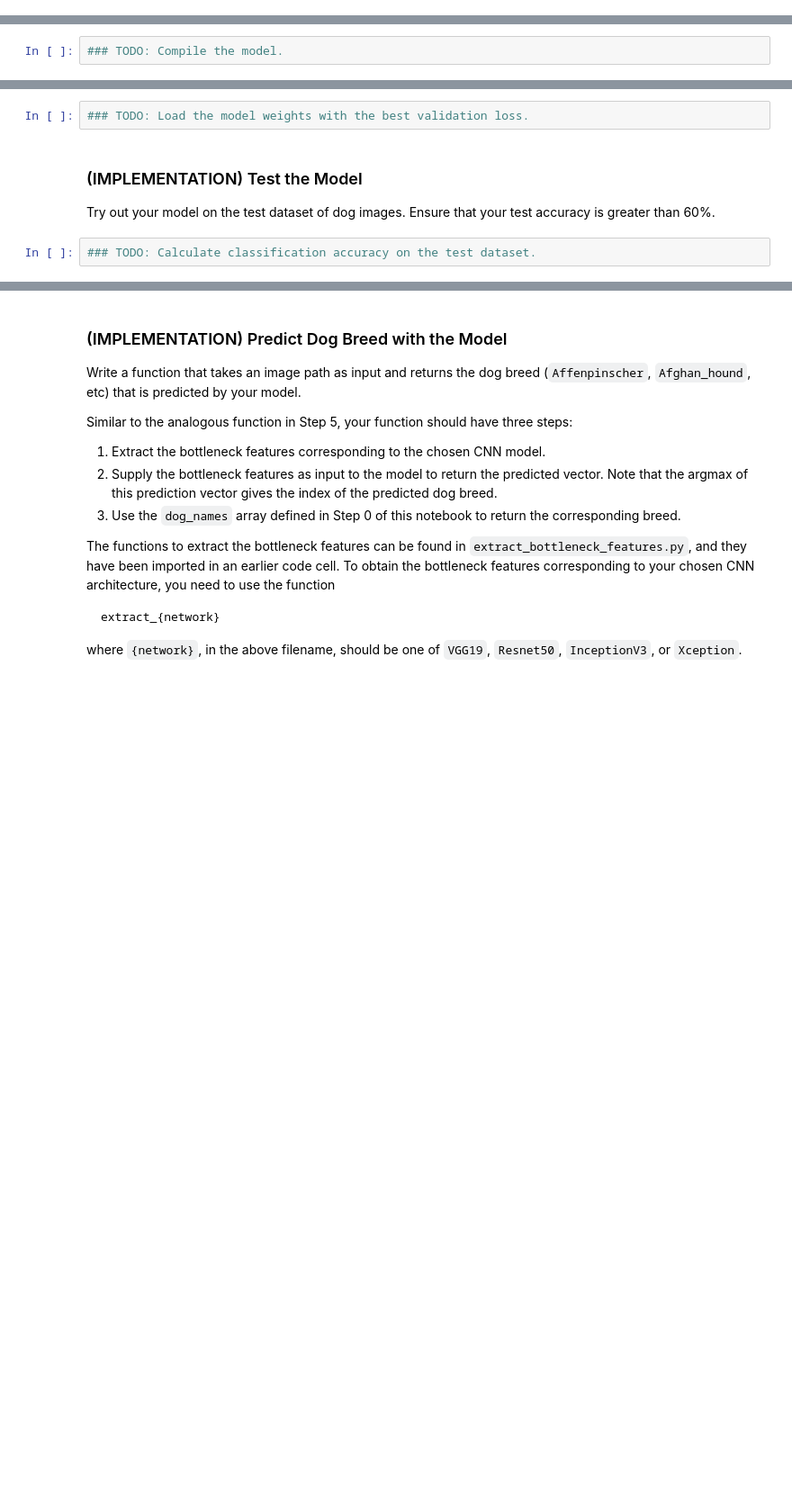
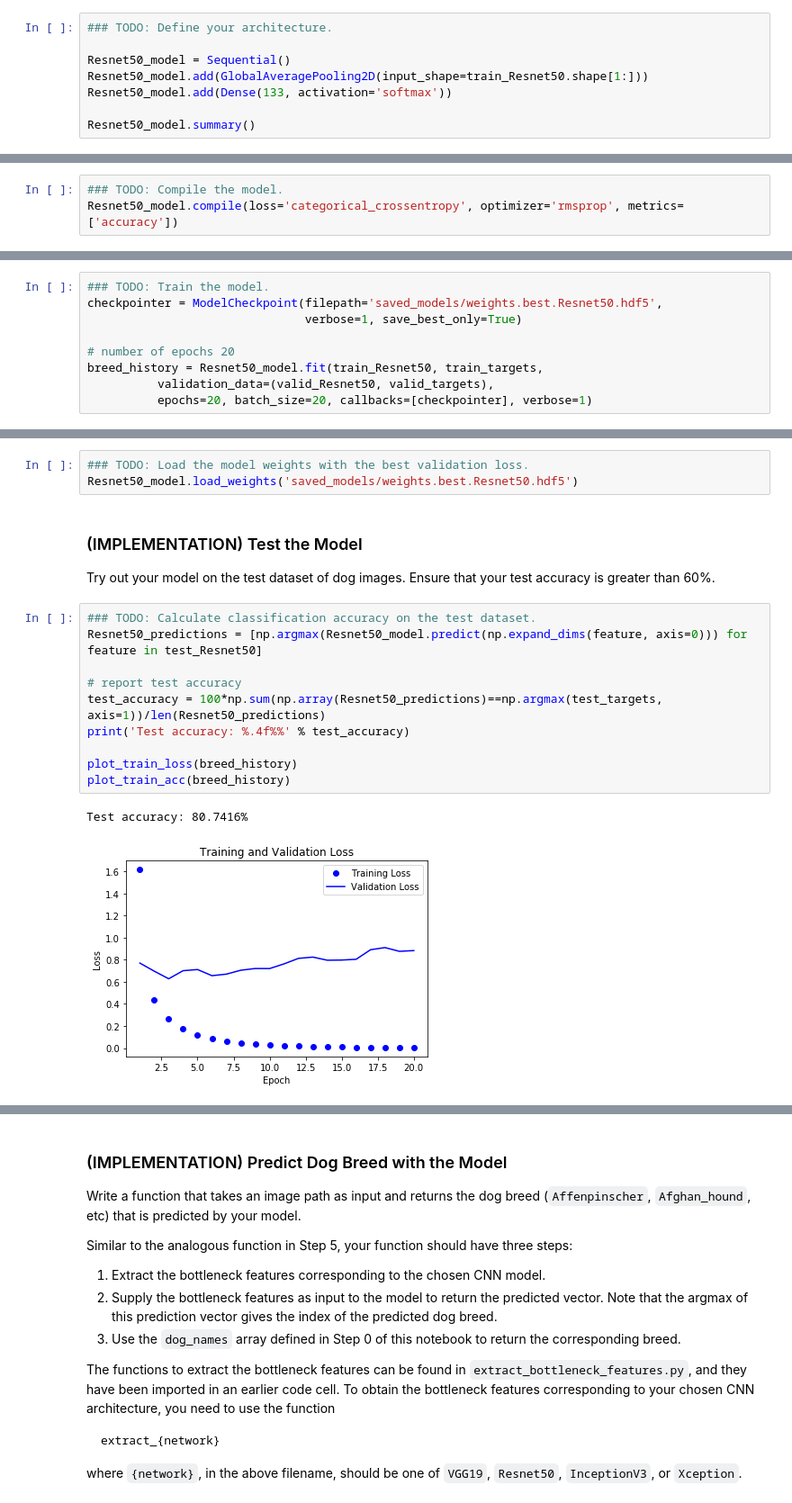
Before and after one commit to krismatson/dog-project, a Jupyter notebook: dog_app.ipynb, the cells around one changed output, grey strips where cells are left out. Shown: that part at 90% size. Saved outputs shown, nothing was run; the diff lists cells and outputs as text; blank space fills up the shorter version.

```diff
--- a/dog_app.ipynb
+++ b/dog_app.ipynb
@@ -685,0 +804,8 @@ __Answer:__
+# %%
+### TODO: Define your architecture.
+
+Resnet50_model = Sequential()
+Resnet50_model.add(GlobalAveragePooling2D(input_shape=train_Resnet50.shape[1:]))
+Resnet50_model.add(Dense(133, activation='softmax'))
+
+Resnet50_model.summary()
@@ -687,6 +825,7 @@ __Answer:__
 ### (IMPLEMENTATION) Compile the Model
 # %%
 ### TODO: Compile the model.
+Resnet50_model.compile(loss='categorical_crossentropy', optimizer='rmsprop', metrics=['accuracy'])
 # %% [markdown]
 ### (IMPLEMENTATION) Train the Model
 
@@ -697,0 +835,9 @@ You are welcome to [augment the training data](https://blog.keras.io/building-po
+# %%
+### TODO: Train the model.
+checkpointer = ModelCheckpoint(filepath='saved_models/weights.best.Resnet50.hdf5',
+                               verbose=1, save_best_only=True)
+
+# number of epochs 20
+breed_history = Resnet50_model.fit(train_Resnet50, train_targets,
+          validation_data=(valid_Resnet50, valid_targets),
+          epochs=20, batch_size=20, callbacks=[checkpointer], verbose=1)
@@ -699,9 +863,21 @@ You are welcome to [augment the training data](https://blog.keras.io/building-po
 ### (IMPLEMENTATION) Load the Model with the Best Validation Loss
 # %%
 ### TODO: Load the model weights with the best validation loss.
+Resnet50_model.load_weights('saved_models/weights.best.Resnet50.hdf5')
 # %% [markdown]
 ### (IMPLEMENTATION) Test the Model
 
 Try out your model on the test dataset of dog images. Ensure that your test accuracy is greater than 60%.
-# %%
-### TODO: Calculate classification accuracy on the test dataset.
+# %%
+### TODO: Calculate classification accuracy on the test dataset.
+Resnet50_predictions = [np.argmax(Resnet50_model.predict(np.expand_dims(feature, axis=0))) for feature in test_Resnet50]
+
+# report test accuracy
+test_accuracy = 100*np.sum(np.array(Resnet50_predictions)==np.argmax(test_targets, axis=1))/len(Resnet50_predictions)
+print('Test accuracy: %.4f%%' % test_accuracy)
+
+plot_train_loss(breed_history)
+plot_train_acc(breed_history)
+# %% [output]
+Test accuracy: 80.7416%
+[figure, added]
```
Also changed, not shown: parts of 24 cells of this notebook.
